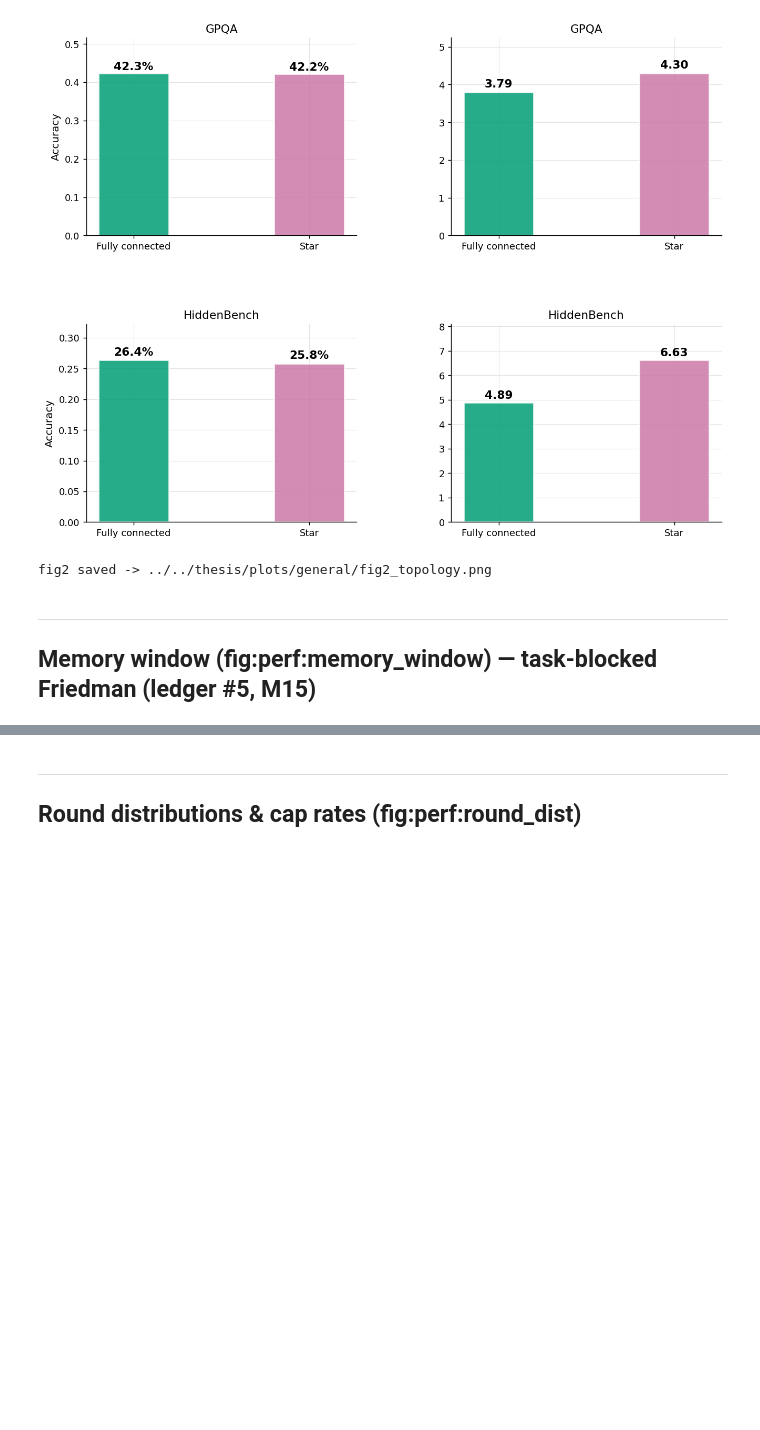
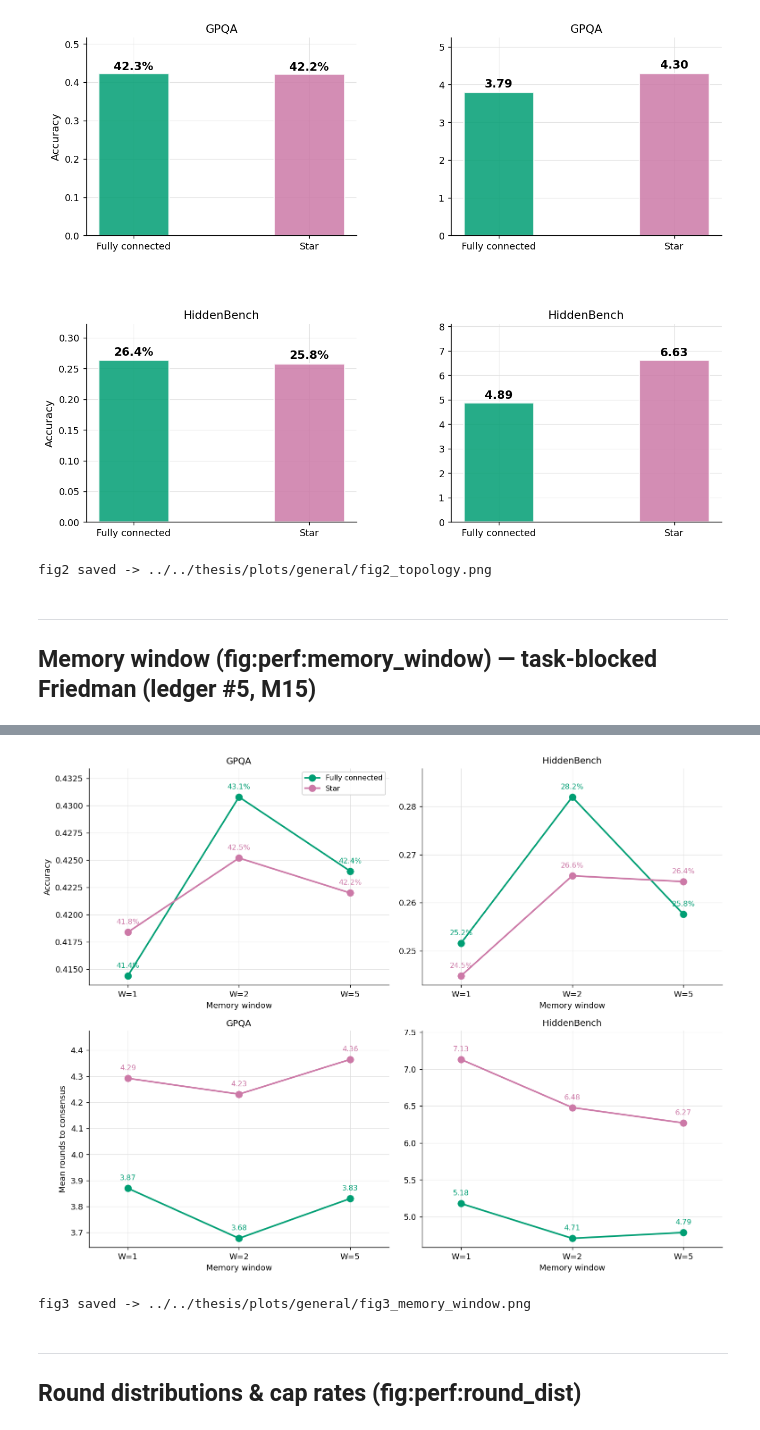
Before and after one commit to echtermeyer/LLM-Based-MAS, a Jupyter notebook: notebooks/golden/03_system_performance.ipynb, the cells around one changed output, grey strips where cells are left out. Saved outputs shown, nothing was run; the diff lists cells and outputs as text; code cells hidden in the pictures; blank space fills up the shorter version.

```diff
--- a/notebooks/golden/03_system_performance.ipynb
+++ b/notebooks/golden/03_system_performance.ipynb
@@ -375,10 +265,7 @@ fig2 saved -> ../../thesis/plots/general/fig2_topology.png
 ## Memory window (fig:perf:memory_window) — task-blocked Friedman (ledger #5, M15)
 # %%
 # --- sec:results:perf L224-238 memory-window ACCURACY: task-blocked Friedman ---
-# ledger #5/#15: "all p>=0.10 (ns)" is FALSE. HB/fc Friedman p=0.019 (significant);
-# others 0.175/0.281/0.679. BH-FDR across the 4 cells -> HB/fc q=0.076 (does not survive).
-THESIS_ACC_FRIED = {('gpqa','fc'):0.22, ('gpqa','star'):0.53,
-                    ('hiddenbench','fc'):0.017, ('hiddenbench','star'):0.032}
+# ledger #5/#15: HB/fc Friedman p=0.019; others 0.175/0.281/0.679. BH-FDR -> HB/fc q=0.076 (ns).
 print('=== Memory-window ACCURACY task-blocked Friedman (unit=task, n=50) ===')
 acc_labs, acc_ps = [], []
 for ds in DATASETS:
@@ -386,15 +273,12 @@ for ds in DATASETS:
         s = cell_lvl[(cell_lvl.dataset==ds) & (cell_lvl.topology==topo)]
         piv = s.pivot(index='qid', columns='W', values='accuracy').dropna()
         stat, p, n = task_friedman(*[piv[w].values for w in W_VALUES])
-        t = THESIS_ACC_FRIED[(ds, topo)]
-        m = 'MATCH' if abs(p - t) < 0.006 else 'MISMATCH'
         acc_labs.append(f'{DS_LABELS[ds]}/{topo}'); acc_ps.append(p)
         print(f'  {DS_LABELS[ds]:12s} {topo:5s}  W1={piv[1].mean():.3f} W2={piv[2].mean():.3f} '
-              f'W5={piv[5].mean():.3f}  Friedman p computed={p:.4f} thesis_says={t}  {m}')
+              f'W5={piv[5].mean():.3f}  Friedman p={p:.4f}')
 
 q, rej = bh_fdr(acc_ps)
 print()
 print('  BH-FDR across the 4 accuracy cells (alpha=0.05):')
 for l, p, qq, r in zip(acc_labs, acc_ps, q, rej):
-    tag = 'HB/fc q thesis_says=0.076' if l == 'HiddenBench/fc' else ''
-    print(f'    {l:18s} p={p:.4f}  q={qq:.4f}  {"survives" if r else "ns"}  {tag}')
+    print(f'    {l:18s} p={p:.4f}  q={qq:.4f}  {"survives" if r else "ns"}')
@@ -413,17 +285,13 @@ for l, p, qq, r in zip(acc_labs, acc_ps, q, rej):
 # %%
 # --- sec:results:perf L241-253 memory-window ROUNDS: task-blocked Friedman + W-cell means ---
-THESIS_RND_FRIED = {('gpqa','fc'):0.013, ('gpqa','star'):0.68,
-                    ('hiddenbench','fc'):0.001, ('hiddenbench','star'):0.001}
 print('=== Memory-window ROUNDS task-blocked Friedman (unit=task, n=50) ===')
 for ds in DATASETS:
     for topo in TOPOS:
         s = cell_lvl[(cell_lvl.dataset==ds) & (cell_lvl.topology==topo)]
         piv = s.pivot(index='qid', columns='W', values='rounds').dropna()
         stat, p, n = task_friedman(*[piv[w].values for w in W_VALUES])
-        t = THESIS_RND_FRIED[(ds, topo)]
-        note = f'thesis_says~{t}' if t >= 0.01 else 'thesis_says p<0.001'
         print(f'  {DS_LABELS[ds]:12s} {topo:5s}  W1={piv[1].mean():.3f} W2={piv[2].mean():.3f} '
-              f'W5={piv[5].mean():.3f}  Friedman p={p:.4f}  {note}')
+              f'W5={piv[5].mean():.3f}  Friedman p={p:.4f}')
 
 print()
 # rep-level mean rounds per W cell (values quoted in prose L243-253 / appendix table)
@@ -454,45 +301,40 @@ hiddenbench  fc        1    5.179
 # %%
-# Fig 3 — memory window: accuracy + efficiency, lines per topology
+# Fig 3 — memory window: accuracy + rounds, 2x2 (rows=metric, cols=dataset)
+metrics = [('correct', 'Accuracy', True), ('n_rounds', 'Mean rounds to consensus', False)]
 fig, axes = plt.subplots(2, 2, figsize=FIGSIZES['grid2x2'])
-fig.subplots_adjust(hspace=0.45, wspace=0.38)
-metrics = [('correct', 'Accuracy', True),
-           ('n_rounds', 'Mean rounds to consensus\n(efficiency)', False)]
+fig.subplots_adjust(hspace=0.45, wspace=0.35)
 
-for col, (metric, ylabel, as_pct) in enumerate(metrics):
-    for row, ds in enumerate(DATASETS):
+for row, (metric, ylabel, as_pct) in enumerate(metrics):
+    for col, ds in enumerate(DATASETS):
         ax  = axes[row][col]
         sub = reps_df[reps_df['dataset'] == ds]
-        series = {}
         for topo in TOPOS:
             means = [sub[(sub['topology']==topo) & (sub['W']==w)][metric].mean() for w in W_VALUES]
-            series[topo] = means
-            ax.plot(W_VALUES, means, marker='o', linewidth=2, markersize=8,
+            ax.plot(range(len(W_VALUES)), means, marker='o', linewidth=2, markersize=8,
                     color=T_COLORS[topo], label=T_LABELS[topo])
-        # place each label above the higher line / below the lower one so they never collide
-        for i, w in enumerate(W_VALUES):
-            higher = max(TOPOS, key=lambda t: series[t][i])
-            for topo in TOPOS:
-                m = series[topo][i]
-                up = (topo == higher)
+            for i, m in enumerate(means):
                 lbl = f'{m:.1%}' if as_pct else f'{m:.2f}'
-                ax.annotate(lbl, (w, m), textcoords='offset points',
-                            xytext=(0, 12 if up else -16),
-                            ha='center', va='bottom' if up else 'top',
-                            fontsize=9, fontweight='bold', color=T_COLORS[topo])
-        lo = min(min(v) for v in series.values()); hi = max(max(v) for v in series.values())
-        pad = (hi - lo) * 0.45 + (0.014 if as_pct else 0.16)
-        ax.set_ylim(lo - pad, hi + pad)
-        ax.set_xlim(W_VALUES[0] - 0.5, W_VALUES[-1] + 0.5)
-        ax.set_xticks(W_VALUES); ax.set_xticklabels([f'W={w}' for w in W_VALUES])
-        ax.set_xlabel('Memory window'); ax.set_ylabel(ylabel)
-        ax.set_title(DS_LABELS[ds])
+                ax.annotate(lbl, (i, m), textcoords='offset points', xytext=(0, 10),
+                            ha='center', fontsize=9, color=T_COLORS[topo])
+        ax.set_xticks(range(len(W_VALUES))); ax.set_xticklabels([f'W={w}' for w in W_VALUES], fontsize=10)
+        ax.set_xlabel('Memory window', fontsize=10)
+        if col == 0:
+            ax.set_ylabel(ylabel, fontsize=10)
+        ax.set_title(DS_LABELS[ds], fontsize=11)
+        ax.set_xlim(-0.35, len(W_VALUES) - 0.65)
+        ylo, yhi = ax.get_ylim()
+        ax.set_ylim(ylo, yhi + 0.10 * (yhi - ylo))
         if row == 0 and col == 0:
-            ax.legend()
+            ax.legend(fontsize=9)
         ax.set_axisbelow(True)
 
+plt.tight_layout()
 fig.savefig(EXPORT / 'fig3_memory_window.png', bbox_inches='tight')
 plt.show()
 print('fig3 saved ->', EXPORT / 'fig3_memory_window.png')
+# %% [output]
+[figure, added]
+fig3 saved -> ../../thesis/plots/general/fig3_memory_window.png
 # %% [markdown]
 ---
 ## Round distributions & cap rates (fig:perf:round_dist)
```
Also changed, not shown: parts of 12 cells of this notebook, 40 other files.
